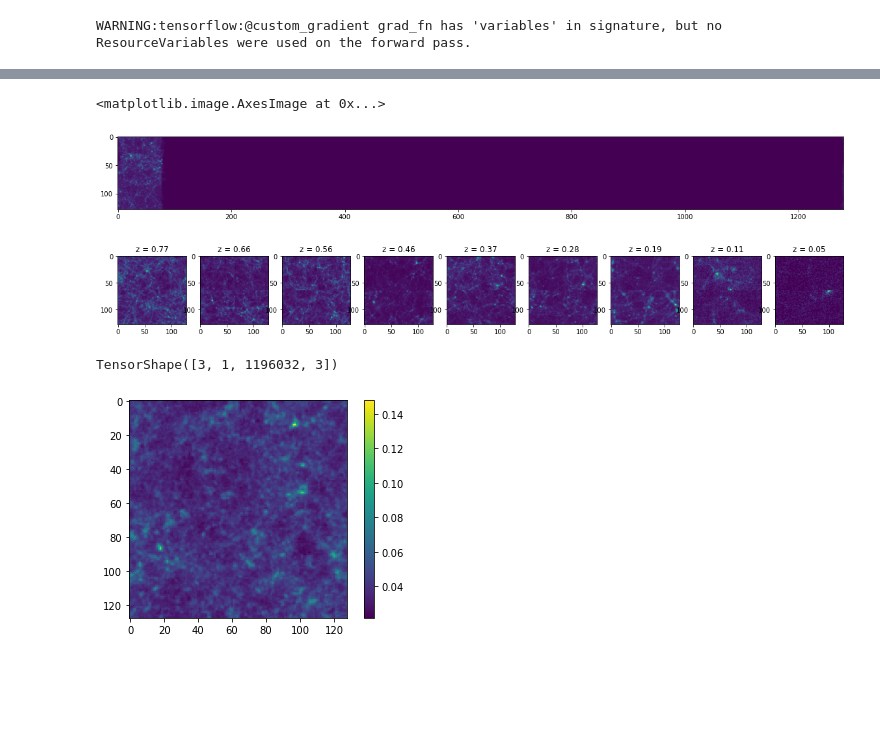
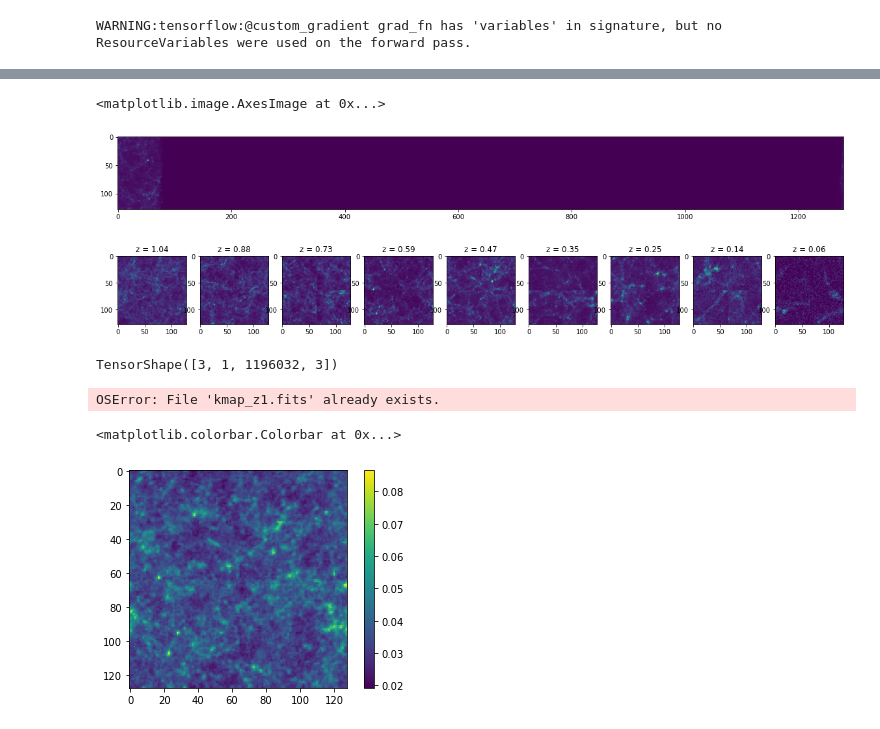
Before and after one commit to DifferentiableUniverseInitiative/flowpm, a Jupyter notebook: notebooks/Denise_lightcone.ipynb, the cells around one changed output, grey strips where cells are left out. Saved outputs shown, nothing was run; the diff lists cells and outputs as text; code cells hidden in the pictures; blank space fills up the shorter version.

Commit message:
redshift distribution changed

```diff
--- a/notebooks/Denise_lightcone.ipynb
+++ b/notebooks/Denise_lightcone.ipynb
@@ -25,10 +26,10 @@ WARNING:tensorflow:@custom_gradient grad_fn has 'variables' in signature, but no
 # %%
 nc=[128,128,1280]   # size of the cube, number of cells
 nc_xy=nc[0]                     # number of cell for x and  y
-Boxsize=[200,200,2000]          # Physical size of the cube
+Boxsize=[250,250,2500]          # Physical size of the cube
 # %%
 #To make lens planes of size 200 Mpc/h :
-r = np.linspace(0,2000,10, endpoint=True)
+r = np.linspace(0,2500,10, endpoint=True)
 a = afactor(r)
 # %% [output]
 WARNING:tensorflow:@custom_gradient grad_fn has 'variables' in signature, but no ResourceVariables were used on the forward pass.
@@ -71,6 +65,11 @@ WARNING:tensorflow:@custom_gradient grad_fn has 'variables' in signature, but no
 final_state, lps_a, lps = lightcone(med_state, a[::-1],
                                   nc,
                                     5.*60/nc_xy, nc_xy)
+# %%
+#Let's define the source's redshift
+#zs=0.7755102040816326
+a_s=z2a(1)
+ds=chifactor(lps_a[0])
 # %%
 #Retrieve final density field
 final_field = flowpm.cic_paint(tf.zeros_like(initial_conditions), final_state[0])
@@ -80,7 +79,7 @@ figure(figsize=[20,5])
 imshow(tf.reshape(final_field, [nc_xy,nc_xy,-1]).numpy().sum(axis=0))
 # %% [output]
 <matplotlib.image.AxesImage at 0x...>
-[figure, old version]
+[figure, new version]
 # %%
 # Here are the lens planes exported during the simulation
 figure(figsize=(20,5))
@@ -89,10 +88,10 @@ for i in range(len(lps_a)):
     imshow(lps[i][0]);
     title('z = %0.2f'%a2z(lps_a[i]))
 # %% [output]
-[figure, old version]
+[figure, new version]
 # %%
 final_state.shape   # tensor of shape (3, batch_size, npart, 3)
 # %% [output]
 TensorShape([3, 1, 1196032, 3])
 # %%
-k_map=Born(lps_a,lps,ds,nc,Boxsize,nc_xy)
+k_map=Born(lps_a,lps,ds,nc,Boxsize,nc_xy,5.)
@@ -104,12 +99,15 @@ k_map=Born(lps_a,lps,ds,nc,Boxsize,nc_xy)
 from astropy.io import fits
 hdu = fits.PrimaryHDU(k_map)
 hdul = fits.HDUList([hdu])
-hdul.writeto('kmap.fits')
+hdul.writeto('kmap_z1.fits')
+# %% [output]
+OSError: File 'kmap_z1.fits' already exists.
 # %%
 imshow(k_map)
 colorbar()
-savefig('kmap_denise.png',dpi=100)
+#savefig('kmap_denise_z1.png',dpi=100)
 # %% [output]
+<matplotlib.colorbar.Colorbar at 0x...>
-[figure, old version]
+[figure, new version]
 # %%
 #begin the computation of power spectrum from the map
```
Also changed, not shown: parts of 14 cells of this notebook.
